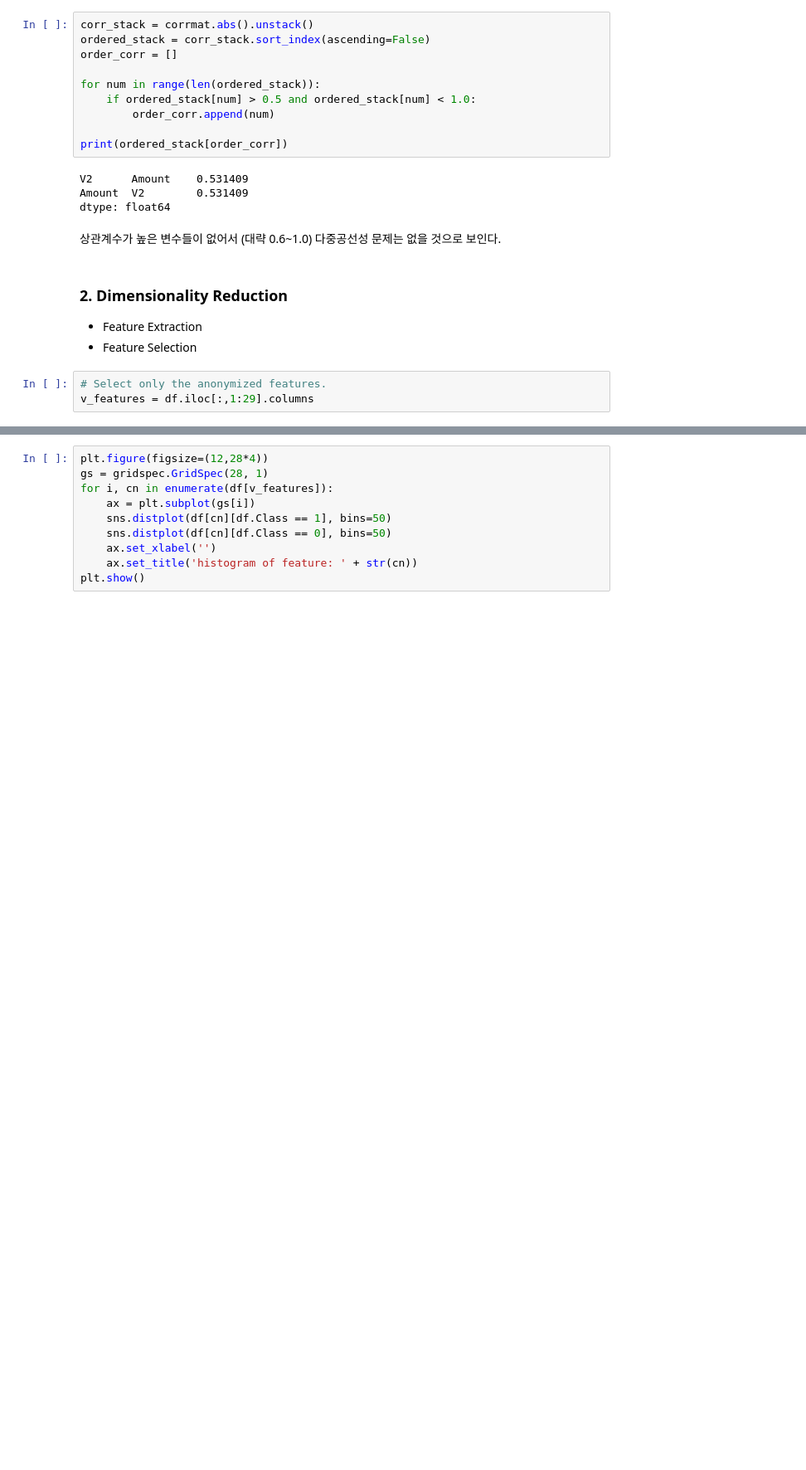
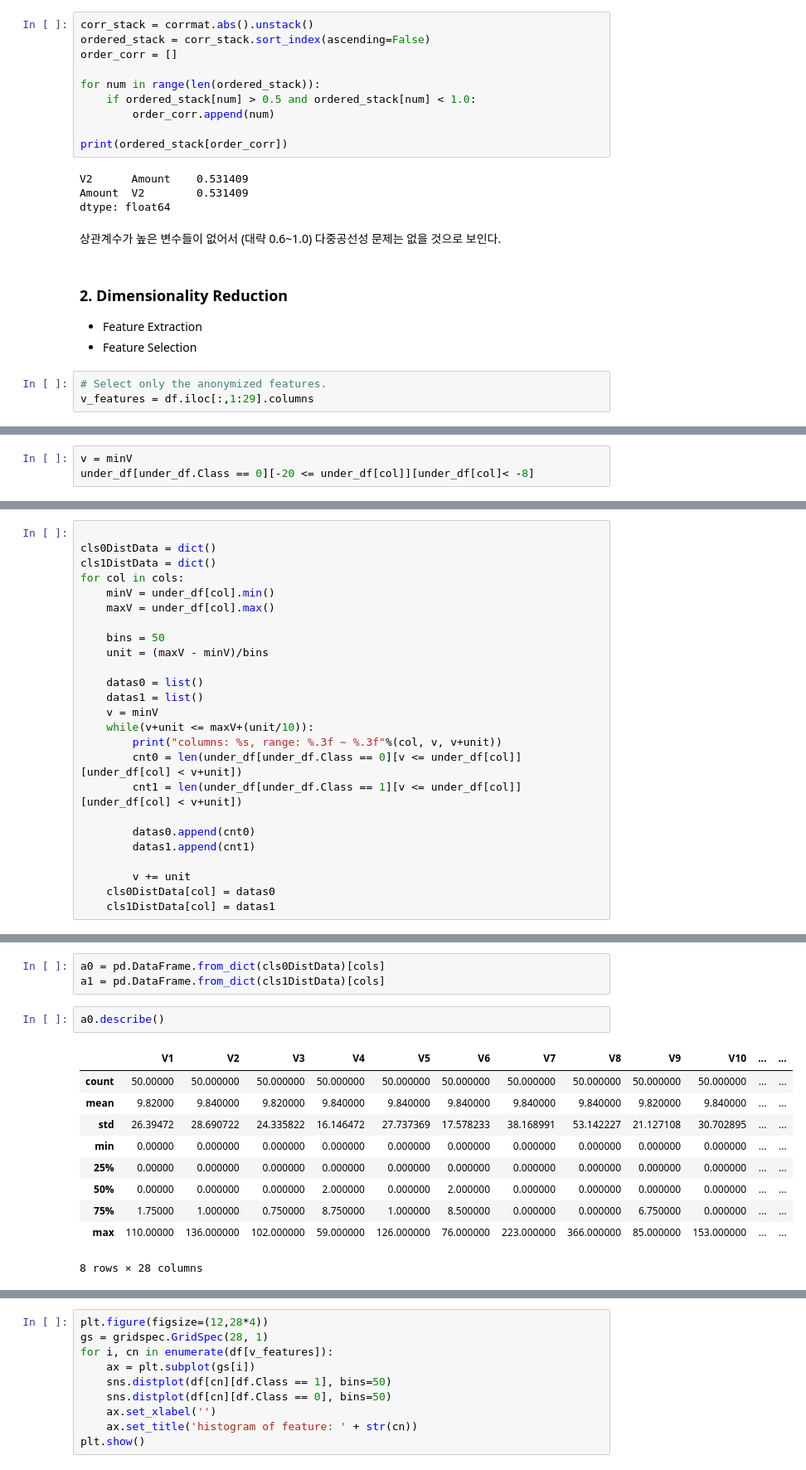
Before and after one commit to lovablebaby/cardFraudDetection, a Jupyter notebook: cardFraudDetection.ipynb, the cells around one changed output, grey strips where cells are left out. Shown at 83% size. Cells and saved outputs as stored; diff of their text form; blank space fills up the shorter version.

```diff
--- a/cardFraudDetection.ipynb
+++ b/cardFraudDetection.ipynb
@@ -199,0 +291,3 @@ v_features = df.iloc[:,1:29].columns
+# %%
+v = minV
+under_df[under_df.Class == 0][-20 <= under_df[col]][under_df[col]< -8]
@@ -199,0 +301,25 @@ v_features = df.iloc[:,1:29].columns
+# %%
+
+cls0DistData = dict()
+cls1DistData = dict()
+for col in cols:
+    minV = under_df[col].min()
+    maxV = under_df[col].max()
+
+    bins = 50
+    unit = (maxV - minV)/bins
+
+    datas0 = list()
+    datas1 = list()
+    v = minV
+    while(v+unit <= maxV+(unit/10)):
+        print("columns: %s, range: %.3f ~ %.3f"%(col, v, v+unit))
+        cnt0 = len(under_df[under_df.Class == 0][v <= under_df[col]][under_df[col] < v+unit])
+        cnt1 = len(under_df[under_df.Class == 1][v <= under_df[col]][under_df[col] < v+unit])
+
+        datas0.append(cnt0)
+        datas1.append(cnt1)
+
+        v += unit
+    cls0DistData[col] = datas0
+    cls1DistData[col] = datas1
@@ -199,0 +382,16 @@ v_features = df.iloc[:,1:29].columns
+# %%
+a0 = pd.DataFrame.from_dict(cls0DistData)[cols]
+a1 = pd.DataFrame.from_dict(cls1DistData)[cols]
+# %%
+a0.describe()
+# %% [output]
+|  | V1 | V2 | V3 | V4 | V5 | V6 | V7 | V8 | V9 | V10 | ... | ... |
+| count | 50.00000 | 50.000000 | 50.000000 | 50.000000 | 50.000000 | 50.000000 | 50.000000 | 50.000000 | 50.000000 | 50.000000 | ... | ... |
+| mean | 9.82000 | 9.840000 | 9.820000 | 9.840000 | 9.840000 | 9.840000 | 9.840000 | 9.840000 | 9.820000 | 9.840000 | ... | ... |
+| std | 26.39472 | 28.690722 | 24.335822 | 16.146472 | 27.737369 | 17.578233 | 38.168991 | 53.142227 | 21.127108 | 30.702895 | ... | ... |
+| min | 0.00000 | 0.000000 | 0.000000 | 0.000000 | 0.000000 | 0.000000 | 0.000000 | 0.000000 | 0.000000 | 0.000000 | ... | ... |
+| 25% | 0.00000 | 0.000000 | 0.000000 | 0.000000 | 0.000000 | 0.000000 | 0.000000 | 0.000000 | 0.000000 | 0.000000 | ... | ... |
+| 50% | 0.00000 | 0.000000 | 0.000000 | 2.000000 | 0.000000 | 2.000000 | 0.000000 | 0.000000 | 0.000000 | 0.000000 | ... | ... |
+| 75% | 1.75000 | 1.000000 | 0.750000 | 8.750000 | 1.000000 | 8.500000 | 0.000000 | 0.000000 | 6.750000 | 0.000000 | ... | ... |
+| max | 110.00000 | 136.000000 | 102.000000 | 59.000000 | 126.000000 | 76.000000 | 223.000000 | 366.000000 | 85.000000 | 153.000000 | ... | ... |
+8 rows × 28 columns
```
Also changed, not shown: parts of 28 cells of this notebook, 1 other file.
